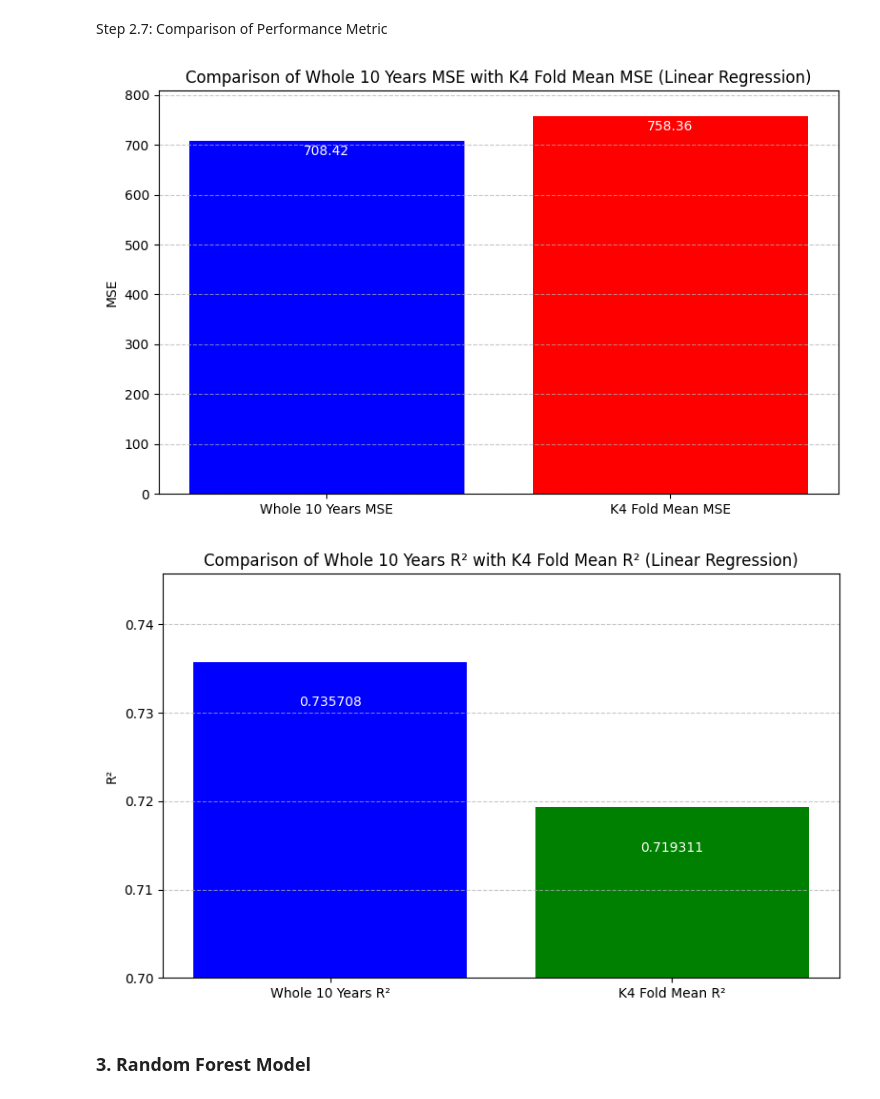
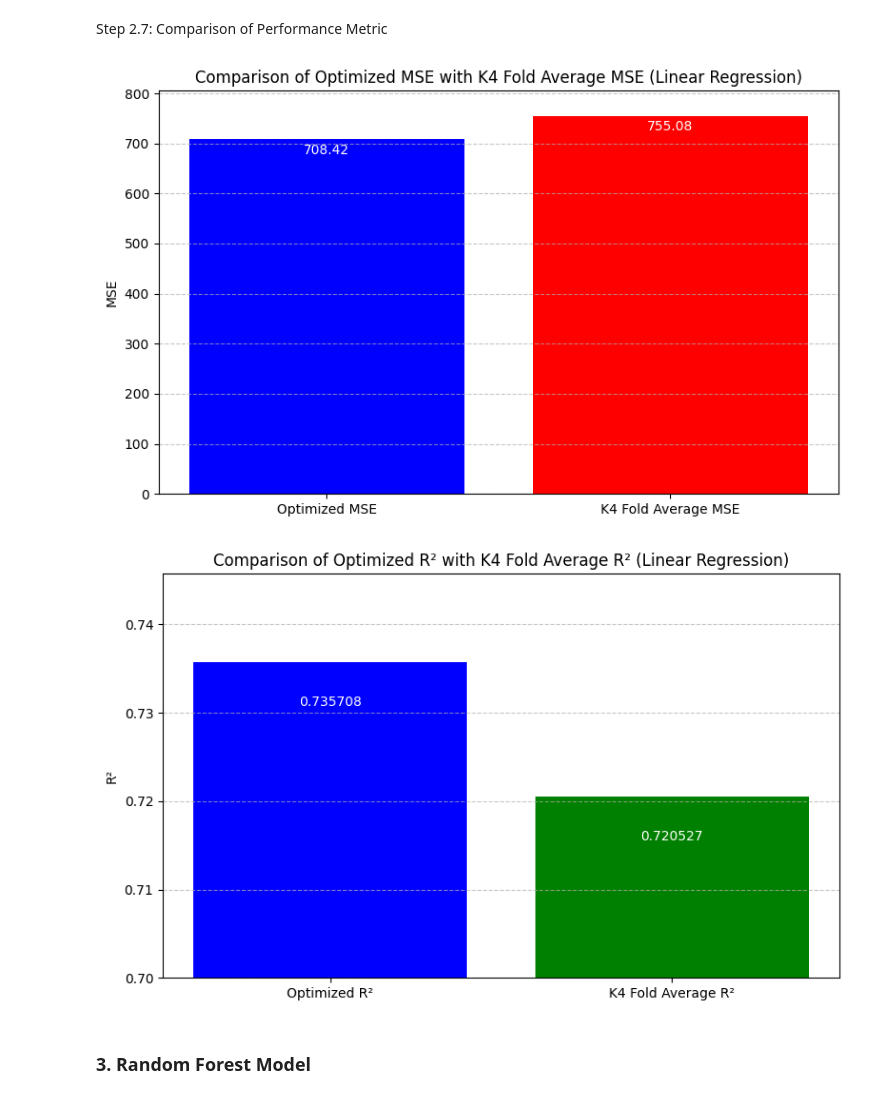
Before and after one commit to Urusha-Bajracharya3950/Engg680_Digital_Engineering_Project_Group_5, a Jupyter notebook: Model_Development/Group_Project.ipynb, the cells around one changed output. Saved outputs shown, nothing was run; the diff lists cells and outputs as text; code cells hidden in the pictures.

```diff
--- a/Model_Development/Group_Project.ipynb
+++ b/Model_Development/Group_Project.ipynb
@@ -208,6 +211,7 @@ historical_data['Date'] = pd.to_datetime(historical_data['Date'])
 weather_data['Date'] = pd.to_datetime(weather_data['Date'])
 
 # Drop duplicate or irrelevant columns before merging
+water_quality_data = water_quality_data.drop(columns=['Year', 'Day'], errors='ignore')
 historical_data = historical_data.drop(columns=['Year', 'Day'], errors='ignore')
 weather_data = weather_data.drop(columns=['Year', 'Day'], errors='ignore')
 
@@ -338,19 +342,19 @@ print(k4_results_with_mse_df)
 Step 2.5: Calculate the overall Performance Metrics from K4 Method
 # %%
 # Function to calculate the overall MSE and R²
-def calculate_overall_metrics(k4_results):
-    mse_values = [result['MSE'] for result in k4_results]
-    r2_values = [result['R²'] for result in k4_results]
+def average_lr_K4_results(k4_lr_results):
+    lr_mse_values = [result['MSE'] for result in k4_lr_results]
+    lr_r2_values = [result['R²'] for result in k4_lr_results]
 
-    overall_mse = sum(mse_values) / len(mse_values)
-    overall_r2 = sum(r2_values) / len(r2_values)
+    lr_average_mse = sum(lr_mse_values) / len(lr_mse_values)
+    lr_average_r2 = sum(lr_r2_values) / len(lr_r2_values)
 
-    return overall_mse, overall_r2
+    return lr_average_mse, lr_average_r2
 
 # Calculate overall metrics for Linear Regression results
-overall_mse, overall_r2 = calculate_overall_metrics(k4_results_with_mse)
+lr_average_mse, lr_average_r2 = average_lr_K4_results(k4_lr_results)
 
 # Print the overall results
-print(f"Overall Mean Squared Error (MSE): {overall_mse}")
-print(f"Overall R-Squared (R²): {overall_r2}")
+print(f"Average Mean Squared Error (MSE): {lr_average_mse}")
+print(f"Average R-Squared (R²): {lr_average_r2}")
 # %% [output]
@@ -403,38 +407,32 @@ plt.show()
 # %% [markdown]
 Step 2.7: Comparison of Performance Metric
 # %%
-# Define the MSE and R² values for Linear Regression
-linear_regression_mse = 708.4168676229259
-linear_regression_r2 = 0.7357078763503719
-k4_fold_mean_mse = 758.3648621850704
-k4_fold_mean_r2 = 0.7193105185604529
-
-# Visual comparison for MSE with updated labels for Linear Regression
+# Visual comparison of Optimized MSE with K4 Fold Average MSE
 plt.figure(figsize=(8, 5))
-bars = plt.bar(['Whole 10 Years MSE', 'K4 Fold Mean MSE'], [linear_regression_mse, k4_fold_mean_mse], color=['blue', 'red'])
-plt.title('Comparison of Whole 10 Years MSE with K4 Fold Mean MSE (Linear Regression)')
+bars = plt.bar(['Optimized MSE', 'K4 Fold Average MSE'], [lr_mse_optimized, lr_average_mse], color=['blue', 'red'])
+plt.title('Comparison of Optimized MSE with K4 Fold Average MSE (Linear Regression)')
 plt.ylabel('MSE')
-plt.ylim(0, max(linear_regression_mse, k4_fold_mean_mse) + 50)
+plt.ylim(0, max(lr_mse_optimized, lr_average_mse) + 50)
 for bar in bars:
     plt.text(bar.get_x() + bar.get_width()/2, bar.get_height() - 30, f"{bar.get_height():.2f}", ha='center', color='white')
 plt.grid(axis='y', linestyle='--', alpha=0.7)
 plt.tight_layout()
 plt.show()
 
-# Visual comparison for R² with updated labels for Linear Regression
+# Visual comparison of Optimized R² with K4 Fold Average R²
 plt.figure(figsize=(8, 5))
-bars = plt.bar(['Whole 10 Years R²', 'K4 Fold Mean R²'], [linear_regression_r2, k4_fold_mean_r2], color=['blue', 'green'])
-plt.title('Comparison of Whole 10 Years R² with K4 Fold Mean R² (Linear Regression)')
+bars = plt.bar(['Optimized R²', 'K4 Fold Average R²'], [lr_r2_optimized, lr_average_r2], color=['blue', 'green'])
+plt.title('Comparison of Optimized R² with K4 Fold Average R² (Linear Regression)')
 plt.ylabel('R²')
-plt.ylim(0.7, max(linear_regression_r2, k4_fold_mean_r2) + 0.01)
+plt.ylim(0.7, max(lr_r2_optimized, lr_average_r2) + 0.01)
 for bar in bars:
     plt.text(bar.get_x() + bar.get_width()/2, bar.get_height() - 0.005, f"{bar.get_height():.6f}", ha='center', color='white')
 plt.grid(axis='y', linestyle='--', alpha=0.7)
 plt.tight_layout()
 plt.show()
 # %% [output]
-[figure, old version]
+[figure, new version]
-[figure, old version]
+[figure, new version]
 # %% [markdown]
 ### 3. Random Forest Model
 # %% [markdown]
```
Also changed, not shown: parts of 20 cells of this notebook.
